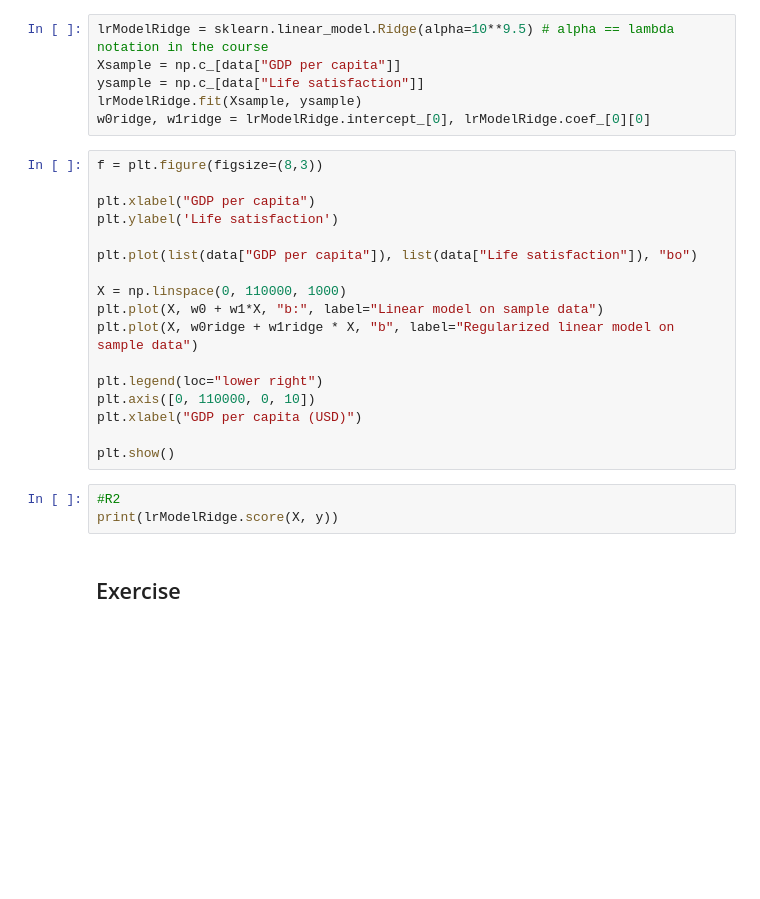
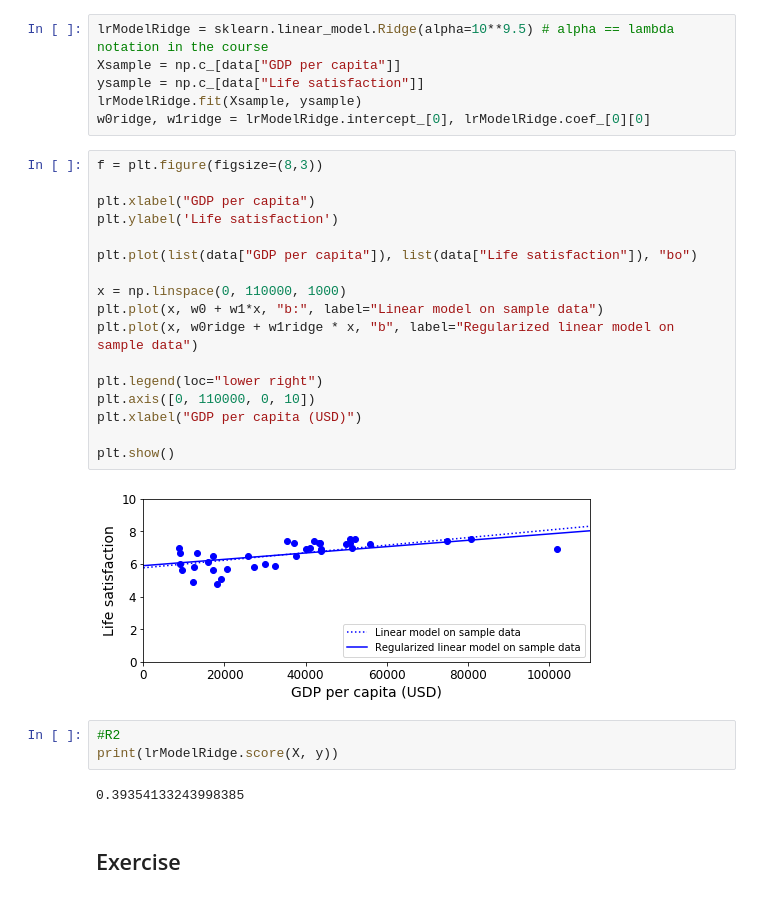
Before and after one commit to AbdelMahm/FSR, a Jupyter notebook: IDDLO-29-20/Notebooks/Linear_Regression.ipynb, the cells around one changed output. Saved outputs shown, nothing was run; the diff lists cells and outputs as text; blank space fills up the shorter version.

```diff
--- a/IDDLO-29-20/Notebooks/Linear_Regression.ipynb
+++ b/IDDLO-29-20/Notebooks/Linear_Regression.ipynb
@@ -146,23 +213,27 @@ w0ridge, w1ridge = lrModelRidge.intercept_[0], lrModelRidge.coef_[0][0]
 # %%
 f = plt.figure(figsize=(8,3))
 
 plt.xlabel("GDP per capita")
 plt.ylabel('Life satisfaction')
 
 plt.plot(list(data["GDP per capita"]), list(data["Life satisfaction"]), "bo")
 
-X = np.linspace(0, 110000, 1000)
-plt.plot(X, w0 + w1*X, "b:", label="Linear model on sample data")
-plt.plot(X, w0ridge + w1ridge * X, "b", label="Regularized linear model on sample data")
+x = np.linspace(0, 110000, 1000)
+plt.plot(x, w0 + w1*x, "b:", label="Linear model on sample data")
+plt.plot(x, w0ridge + w1ridge * x, "b", label="Regularized linear model on sample data")
 
 plt.legend(loc="lower right")
 plt.axis([0, 110000, 0, 10])
 plt.xlabel("GDP per capita (USD)")
 
 plt.show()
+# %% [output]
+[figure, added]
 # %%
 #R2
 print(lrModelRidge.score(X, y))
+# %% [output]
+0.39354133243998385
 # %% [markdown]
 ## Exercise
 # %% [markdown]
```
Also changed, not shown: parts of 14 cells of this notebook.
